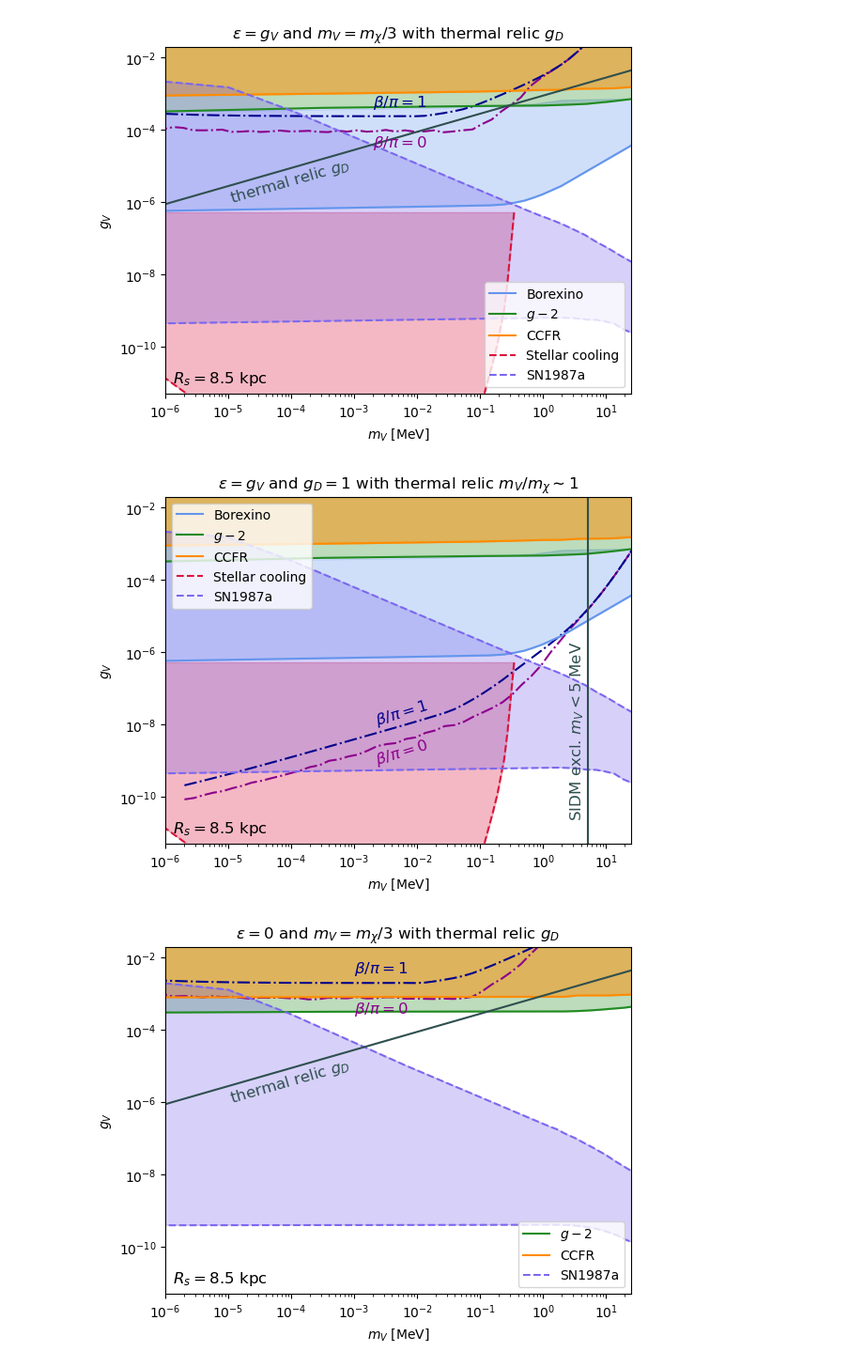
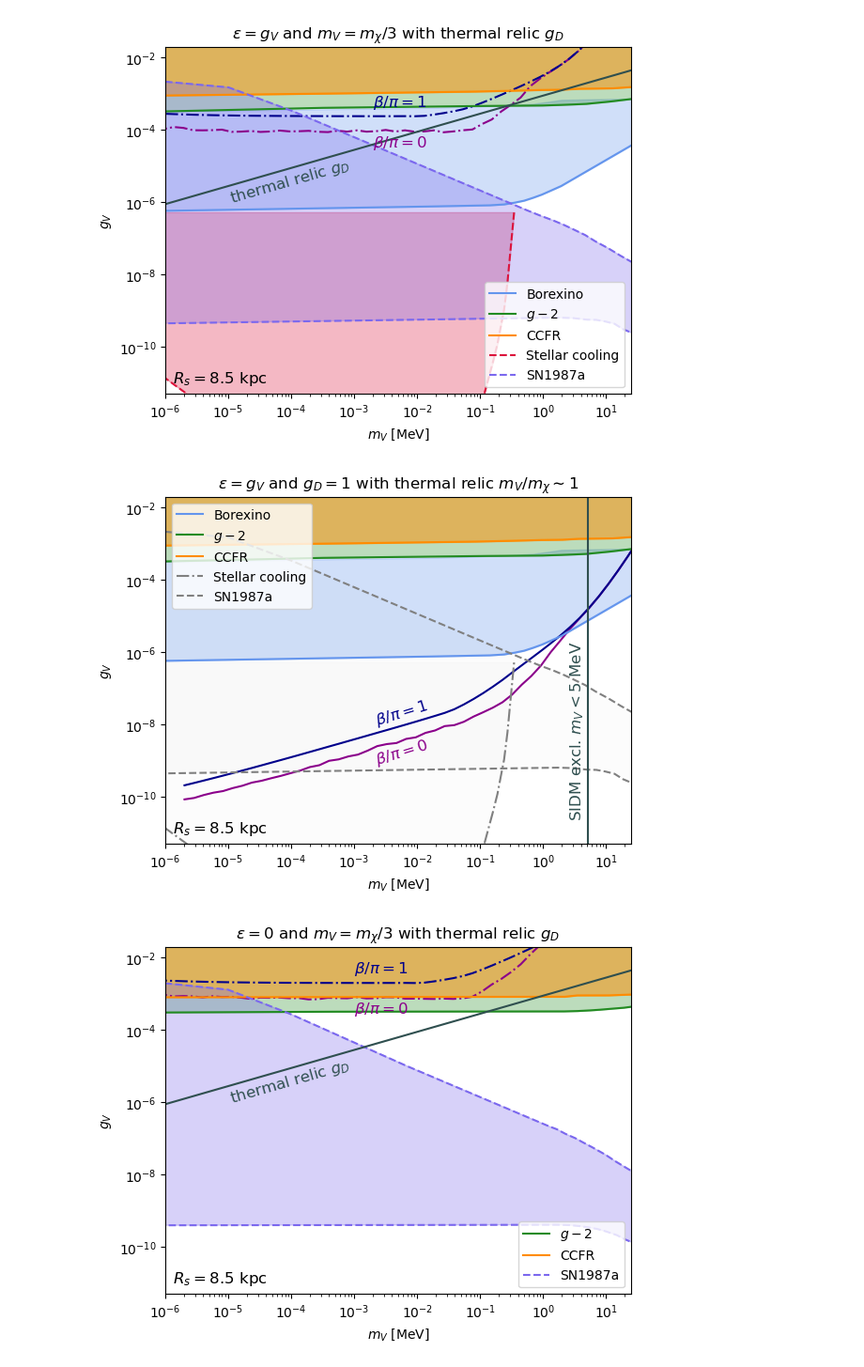
Before and after one commit to yenhsunlin/SNnuBDM2, a Jupyter notebook: src/plot.ipynb, the cells around one changed output. Shown at 94% size. Saved outputs shown, nothing was run; the diff lists cells and outputs as text; code cells hidden in the pictures.

```diff
--- a/src/plot.ipynb
+++ b/src/plot.ipynb
@@ -92,13 +92,13 @@ Rs_list = [3,8.35,8.5,8.65,14]
 beta_list = [0,0.25,0.5,1]
 """
 # %%
-#pathToFlux = '/Users/yenhsun/flux'
-#pathToEventLightMv = '/Users/yenhsun/SNnuBDM_data/eventLightMediator'
-#pathToEventEqualMv = '/Users/yenhsun/SNnuBDM_data/eventEqualMediator'
-#pathToEventNoEps = '/Users/yenhsun/SNnuBDM_data/eventNoEps'
+pathToFlux = '/Users/yenhsun/SNnuBDM_data/flux'
+pathToEventLightMv = '/Users/yenhsun/SNnuBDM_data/eventLightMediator'
+pathToEventEqualMv = '/Users/yenhsun/SNnuBDM_data/eventEqualMediator'
+pathToEventNoEps = '/Users/yenhsun/SNnuBDM_data/eventNoEps'
 #flux_mx1.00e-01_Tx005_Rs3.00_beta0.00
-pathToFlux =  '/Volumes/GoogleDrive/其他電腦/我的 iMac/SNnuBDM_data/flux'
-pathToEventLightMv = '/Volumes/GoogleDrive/其他電腦/我的 iMac/SNnuBDM_data/eventLightMediator'
-pathToEventEqualMv = '/Volumes/GoogleDrive/其他電腦/我的 iMac/SNnuBDM_data/eventEqualMediator'
-pathToEventNoEps = '/Volumes/GoogleDrive/其他電腦/我的 iMac/SNnuBDM_data/eventNoEps'
+#pathToFlux =  '/Volumes/GoogleDrive/其他電腦/我的 iMac/SNnuBDM_data/flux'
+#pathToEventLightMv = '/Volumes/GoogleDrive/其他電腦/我的 iMac/SNnuBDM_data/eventLightMediator'
+#pathToEventEqualMv = '/Volumes/GoogleDrive/其他電腦/我的 iMac/SNnuBDM_data/eventEqualMediator'
+#pathToEventNoEps = '/Volumes/GoogleDrive/其他電腦/我的 iMac/SNnuBDM_data/eventNoEps'
 # %%
@@ -117,13 +161,13 @@ flux_Rstar = np.array(flux_Rstar)
 # %%
 for i in range(3):
-    plt.plot(flux_Rstar[i,:,0]/yr2s,flux_Rstar[i,:,1],label=r'$R_\ast = $'+str(Rstar[i])+' kpc')
+    plt.plot(flux_Rstar_beta1[i,:,0]/yr2s,flux_Rstar_beta1[i,:,1],label=r'$R_\ast = $'+str(Rstar[i])+' kpc')
 plt.xscale('log')
 plt.yscale('log')
 plt.xlabel('$t$ [yr]')
 plt.ylabel(r'$d\Phi_\chi/dT_\chi dt$ [cm$^{-2}$ MeV$^{-1} $s$^{-1}$]')
 plt.title(r'$m_\chi=$' + str(mx) + r' MeV, $T_\chi=$' + str(Tx) + r' MeV, $\beta=0~{\rm and}~g_V=g_D=10^{-6}$')
 plt.legend()
-plt.xlim(3e-3,)
-plt.ylim(5e-17,3e-9)
+plt.xlim(3e-4,)
+#plt.ylim(5e-17,3e-9)
 #plt.savefig('flux_v_Rs.pdf',bbox_inches='tight')
 # %% [output]
@@ -257,13 +403,13 @@ for beta_num in range(len(beta)):
         # required s
         s = sensitivity(b)
         # constraint on gV, assuming gV = eps
-        gV_Light_required = (s/gD_canonical[i]**4/eventLight_beta[:,:,1][beta_num,i])**0.25
+        #gV_Light_required = (s/gD_canonical[i]**4/eventLight_beta1[:,:,1][beta_num,i])**0.25
         gV_Equal_required = (s/eventEqual_beta[:,:,1][beta_num,i])**0.25
-        gV_LightMv_constraint.append(gV_Light_required)
+        #gV_LightMv_constraint.append(gV_Light_required)
         gV_EqualMv_constraint.append(gV_Equal_required)
-    gV_LightMv_constraint_beta.append(gV_LightMv_constraint)
+    #gV_LightMv_constraint_beta.append(gV_LightMv_constraint)
     gV_EqualMv_constraint_beta.append(gV_EqualMv_constraint)
-gV_LightMv_constraint_beta = np.array(gV_LightMv_constraint_beta)
+#gV_LightMv_constraint_beta = np.array(gV_LightMv_constraint_beta)
 gV_EqualMv_constraint_beta = np.array(gV_EqualMv_constraint_beta)
 # %%
 for i in range(3):
@@ -338,43 +483,43 @@ Text(0.5, 1.0, '$\\epsilon=g_V$ and $m_V=m_\\chi/3$ with thermal relic $g_D$')
 # %%
 color = ['darkmagenta','','darkblue']
 for i in [0,2]:
-    plt.plot(eventEqual_beta[i,:,0],gV_EqualMv_constraint_beta[i],'-.',color=color[i])
+    plt.plot(eventEqual_beta[i,:,0],gV_EqualMv_constraint_beta[i],color=color[i])
     plt.text(2e-3, (6*i+1)*7.8e-10, r'$\beta/\pi=$'+str(beta[i]), color=color[i],fontsize=12,rotation=17)
 #plt.plot(mx_list,backgroundSK,'.',label='Background')
 plt.xscale('log')
 plt.yscale('log')
 plt.ylabel(r'$g_V$')
 # Borexino
 plt.plot(Borexino_equal.T[0],Borexino_equal.T[1],label='Borexino',color='cornflowerblue')
 plt.fill_between(Borexino_equal.T[0],Borexino_equal.T[1],gm2_equal.T[1][:11],alpha=0.3,color='cornflowerblue')
 # g-2
 plt.plot(gm2_equal.T[0],gm2_equal.T[1],label='$g-2$',color='forestgreen')
 plt.fill_between(gm2_equal.T[0],gm2_equal.T[1],1,alpha=0.3,color='forestgreen')
 # CCFR
 plt.plot(CCFR_equal.T[0],CCFR_equal.T[1],label='CCFR',color='darkorange')
 plt.fill_between(CCFR_equal.T[0],CCFR_equal.T[1],1,alpha=0.5,color='darkorange')
 # Stellar
-plt.plot(StarCool_equal.T[0],StarCool_equal.T[1],'--',label='Stellar cooling',color='crimson')
-plt.fill_between(StarCool_equal.T[0],StarCool_equal.T[1], StarCool_equal.T[1][-1],alpha=0.3,color='crimson')
+plt.plot(StarCool_equal.T[0],StarCool_equal.T[1],'-.',label='Stellar cooling',color='grey')
+plt.fill_between(StarCool_equal.T[0],StarCool_equal.T[1], StarCool_equal.T[1][-1],alpha=0.02,color='grey')
 # SN
-plt.plot(SN_equal.T[0],SN_equal.T[1],'--',label='SN1987a',color='mediumslateblue')
-plt.fill_between(SN_equal.T[0],SN_equal.T[1],1e-30,alpha=0.3,color='mediumslateblue')
+plt.plot(SN_equal.T[0],SN_equal.T[1],'--',label='SN1987a',color='gray')
+plt.fill_between(SN_equal.T[0],SN_equal.T[1],1e-30,alpha=0.02,color='gray')
 # SIDM
 plt.plot([5.17,5.17],[5e-12,2e-2],color='darkslategrey')
 plt.text(2.5, 3e-11, 'SIDM excl. $m_V< 5$ MeV', color='darkslategrey',fontsize=12,rotation=90)
 # show Rs
 plt.text(1.3e-6, 1e-11, r'$R_s=8.5$ kpc',fontsize=12)
 plt.xlim(1e-6,25)
 plt.ylim(5e-12,2e-2)
 plt.legend(loc='upper left')
 plt.xscale('log')
 plt.yscale('log')
 plt.xlabel(r'$m_V$ [MeV]')
 plt.ylabel(r'$g_V$')
 plt.title(r'$\varepsilon=g_V$ and $g_D=1$ with thermal relic $m_V/m_\chi\sim 1$')
-#plt.savefig('sensitivity_thermal_mV.pdf',bbox_inches = 'tight')
+plt.savefig('sensitivity_thermal_mV.pdf',bbox_inches = 'tight')
 # %% [output]
-[figure, old version]
+[figure, new version]
 # %%
 # Constraint gV no eps
 gV_LightMvNoEps_constraint_beta = []
```
Also changed, not shown: parts of 14 cells of this notebook, 9 other files.
